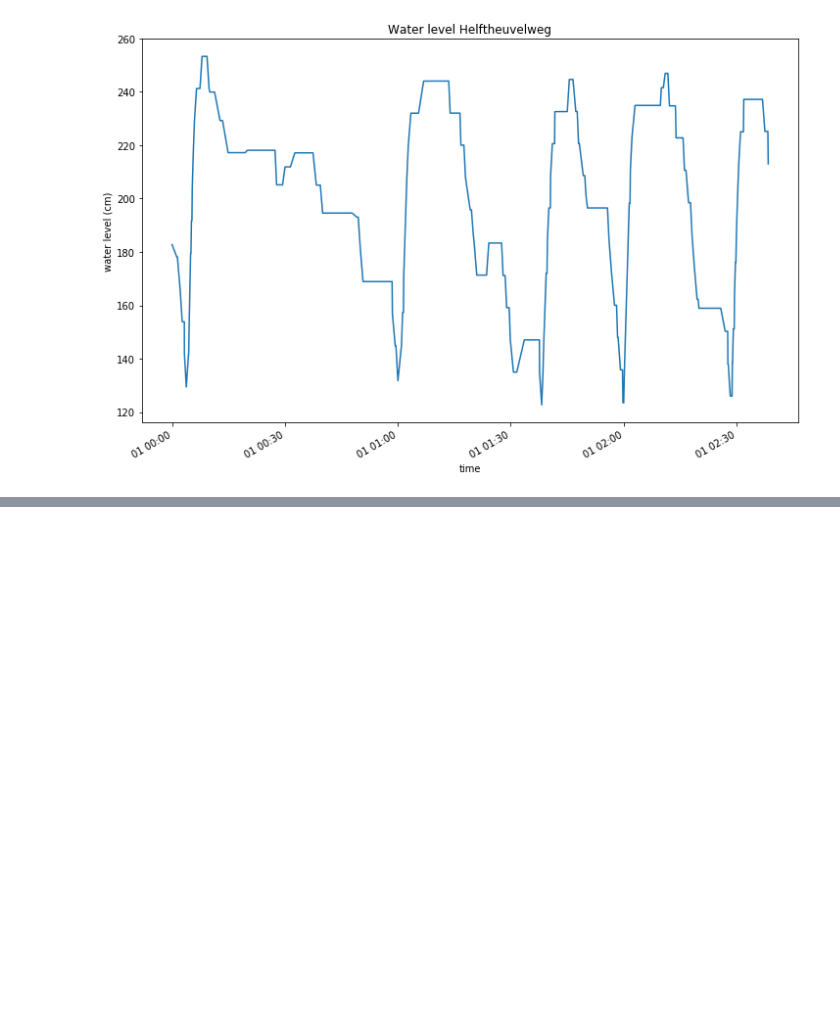
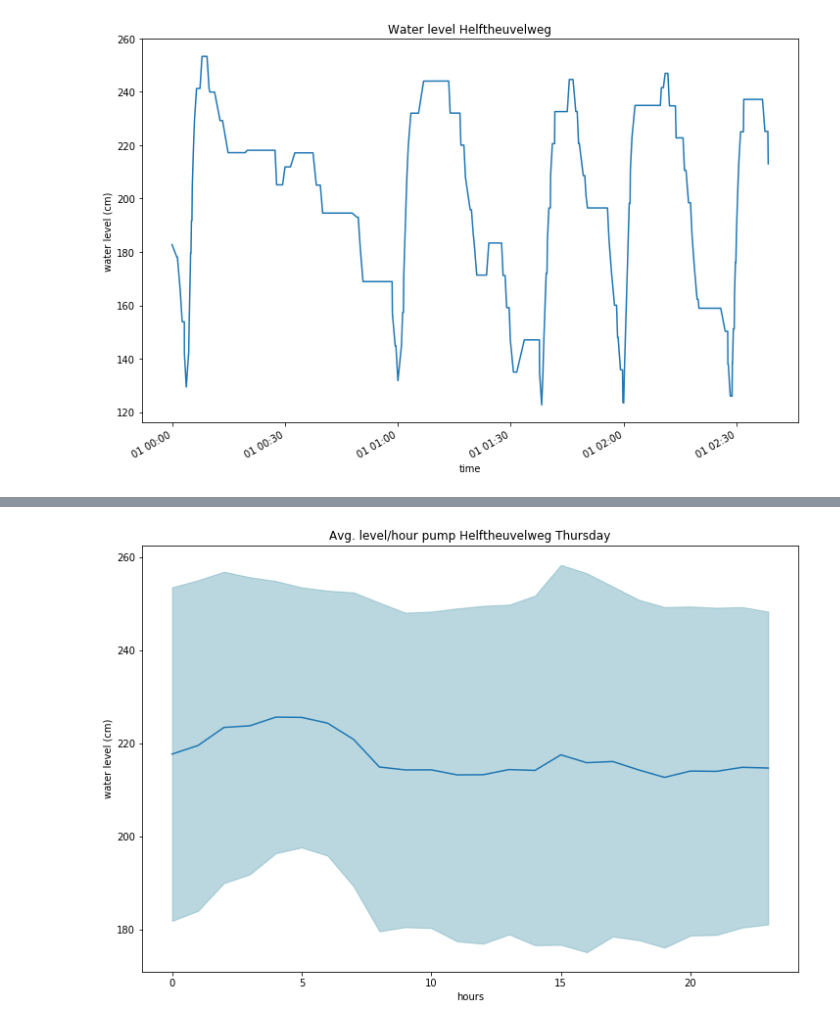
Before and after one commit to Trezorro/waterschap-datachallenge, a Jupyter notebook: Level visualization.ipynb, the cells around one changed output, grey strips where cells are left out. Drawn from its saved outputs; the diff is of its cells as text; code cells hidden in the pictures; blank space fills up the shorter version.

```diff
--- a/Level visualization.ipynb
+++ b/Level visualization.ipynb
@@ -49,0 +109,4 @@ plt.show()
+# %%
+plotData(thursday, '003: Helftheuvelweg Niveau (cm)', 'Avg. level/hour pump Helftheuvelweg Thursday', 'Plot thursday HHW' )
+# %% [output]
+[figure, added]
```
Also changed, not shown: parts of 11 cells of this notebook, 1 other file.
